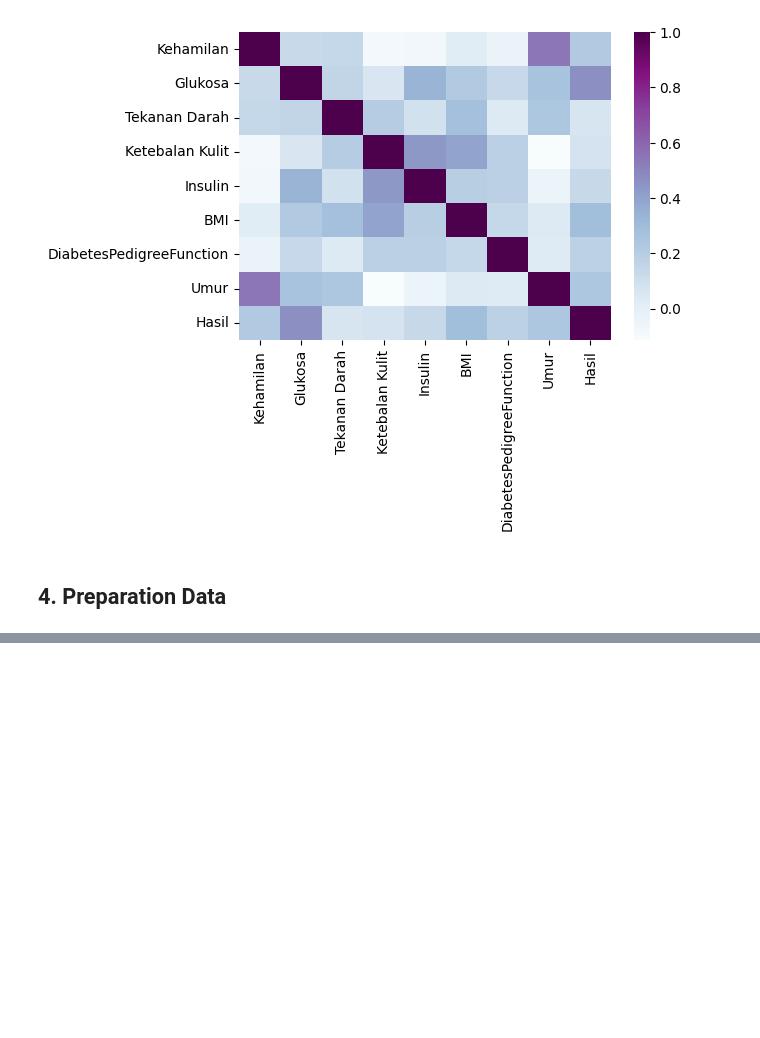
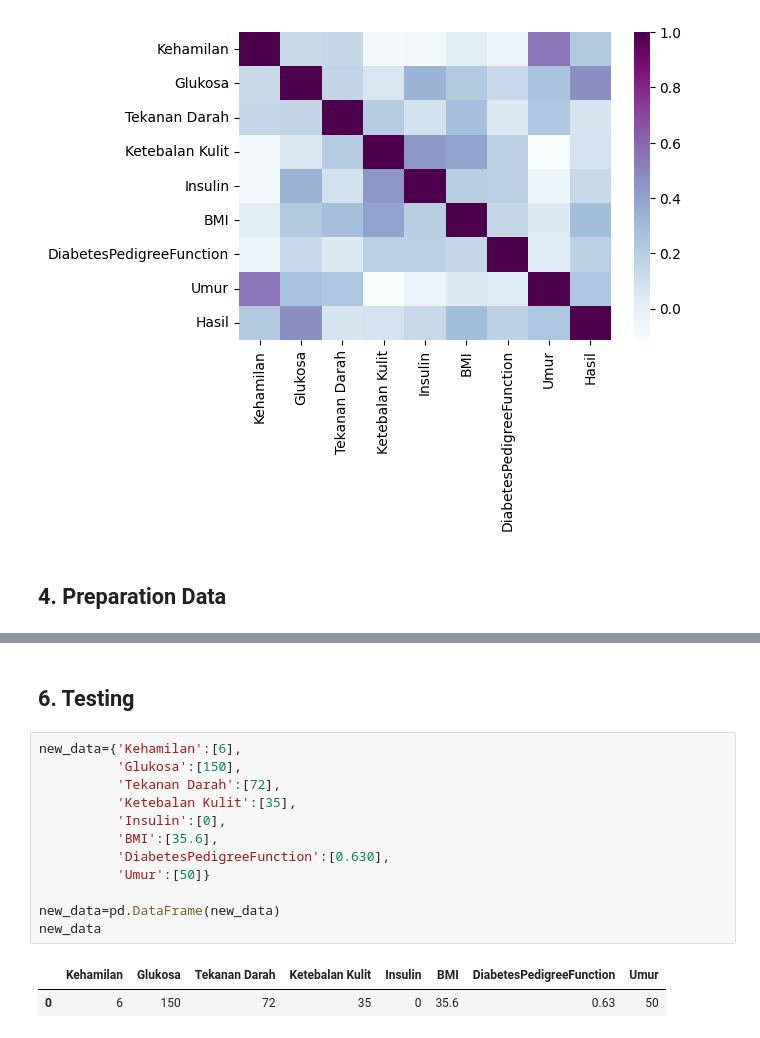
Before and after one commit to finaali/Project, a Jupyter notebook: Diabetes_SVM.ipynb, the cells around one changed output, grey strips where cells are left out. Cells and saved outputs as stored; diff of their text form; blank space fills up the shorter version.

```diff
--- a/Diabetes_SVM.ipynb
+++ b/Diabetes_SVM.ipynb
@@ -192,0 +227,17 @@ y=df['Hasil']
+# %% [markdown]
+## 6. Testing
+# %%
+new_data={'Kehamilan':[6],
+          'Glukosa':[150],
+          'Tekanan Darah':[72],
+          'Ketebalan Kulit':[35],
+          'Insulin':[0],
+          'BMI':[35.6],
+          'DiabetesPedigreeFunction':[0.630],
+          'Umur':[50]}
+
+new_data=pd.DataFrame(new_data)
+new_data
+# %% [output]
+|  | Kehamilan | Glukosa | Tekanan Darah | Ketebalan Kulit | Insulin | BMI | DiabetesPedigreeFunction | Umur |
+| 0 | 6 | 150 | 72 | 35 | 0 | 35.6 | 0.63 | 50 |
```
Also changed, not shown: parts of 6 cells of this notebook.
